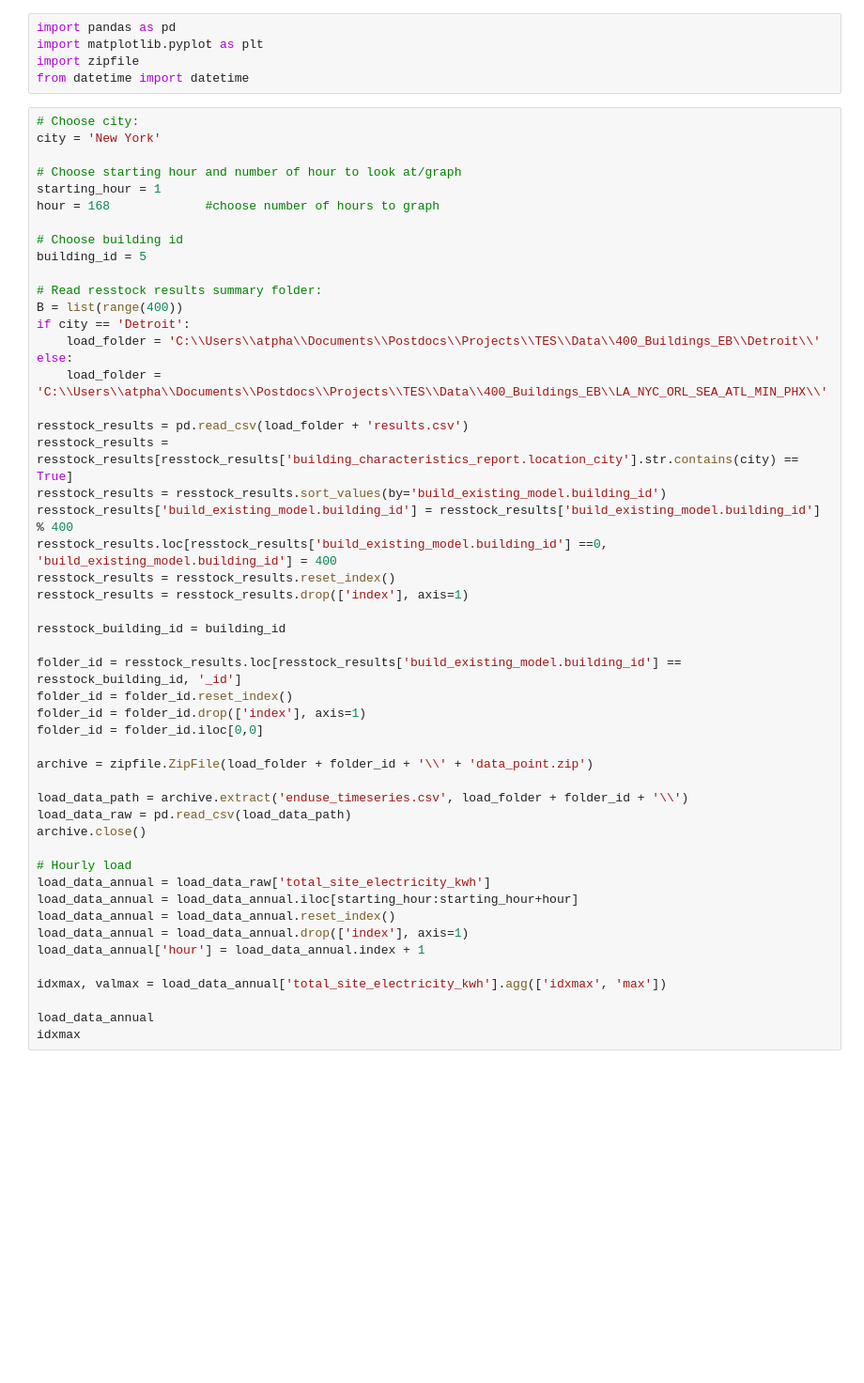
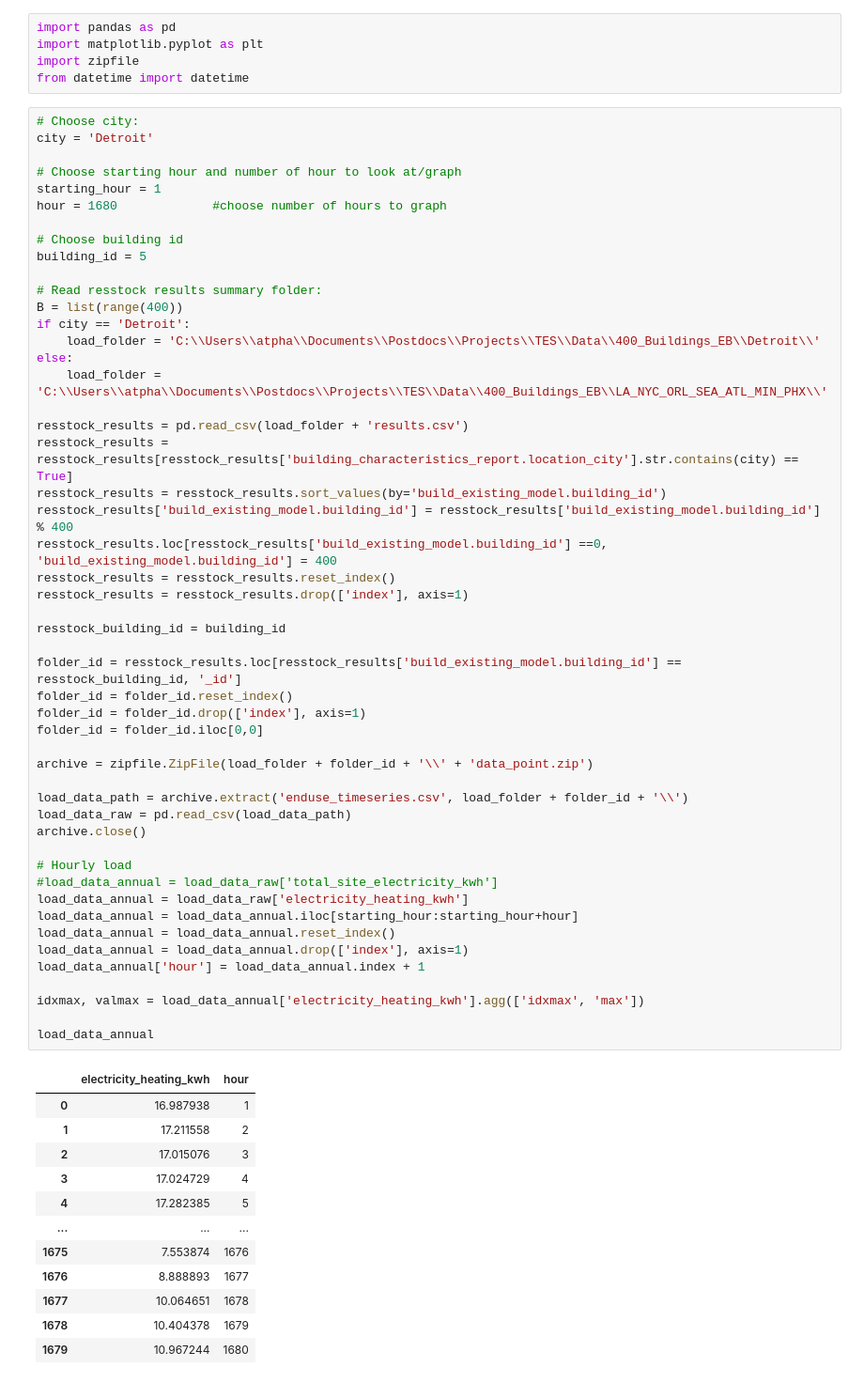
Before and after one commit to atpham88/TES, a Jupyter notebook: Process Results/TES_Results_Processing/checkLoad.ipynb, the cells around one changed output. Shown at 94% size. Saved outputs shown, nothing was run; the diff lists cells and outputs as text; blank space fills up the shorter version.

```diff
--- a/Process Results/TES_Results_Processing/checkLoad.ipynb
+++ b/Process Results/TES_Results_Processing/checkLoad.ipynb
@@ -5,11 +5,11 @@ import zipfile
 from datetime import datetime
 # %%
 # Choose city:
-city = 'New York'
+city = 'Detroit'
 
 # Choose starting hour and number of hour to look at/graph
 starting_hour = 1
-hour = 168             #choose number of hours to graph
+hour = 1680             #choose number of hours to graph
 
 # Choose building id
 building_id = 5
@@ -24,33 +24,45 @@ else:
 resstock_results = pd.read_csv(load_folder + 'results.csv')
 resstock_results = resstock_results[resstock_results['building_characteristics_report.location_city'].str.contains(city) == True]
 resstock_results = resstock_results.sort_values(by='build_existing_model.building_id')
 resstock_results['build_existing_model.building_id'] = resstock_results['build_existing_model.building_id'] % 400
 resstock_results.loc[resstock_results['build_existing_model.building_id'] ==0, 'build_existing_model.building_id'] = 400
 resstock_results = resstock_results.reset_index()
 resstock_results = resstock_results.drop(['index'], axis=1)
 
 resstock_building_id = building_id
 
 folder_id = resstock_results.loc[resstock_results['build_existing_model.building_id'] == resstock_building_id, '_id']
 folder_id = folder_id.reset_index()
 folder_id = folder_id.drop(['index'], axis=1)
 folder_id = folder_id.iloc[0,0]
 
 archive = zipfile.ZipFile(load_folder + folder_id + '\\' + 'data_point.zip')
 
 load_data_path = archive.extract('enduse_timeseries.csv', load_folder + folder_id + '\\')
 load_data_raw = pd.read_csv(load_data_path)
 archive.close()
 
 # Hourly load
-load_data_annual = load_data_raw['total_site_electricity_kwh']
+#load_data_annual = load_data_raw['total_site_electricity_kwh']
+load_data_annual = load_data_raw['electricity_heating_kwh']
 load_data_annual = load_data_annual.iloc[starting_hour:starting_hour+hour]
 load_data_annual = load_data_annual.reset_index()
 load_data_annual = load_data_annual.drop(['index'], axis=1)
 load_data_annual['hour'] = load_data_annual.index + 1
 
-idxmax, valmax = load_data_annual['total_site_electricity_kwh'].agg(['idxmax', 'max'])
+idxmax, valmax = load_data_annual['electricity_heating_kwh'].agg(['idxmax', 'max'])
 
 load_data_annual
-idxmax
 # %% [output]
+|  | electricity_heating_kwh | hour |
+| 0 | 16.987938 | 1 |
+| 1 | 17.211558 | 2 |
+| 2 | 17.015076 | 3 |
+| 3 | 17.024729 | 4 |
+| 4 | 17.282385 | 5 |
+| ... | ... | ... |
+| 1675 | 7.553874 | 1676 |
+| 1676 | 8.888893 | 1677 |
+| 1677 | 10.064651 | 1678 |
+| 1678 | 10.404378 | 1679 |
+| 1679 | 10.967244 | 1680 |
```
Also changed, not shown: parts of 2 cells of this notebook, 15 other files.
